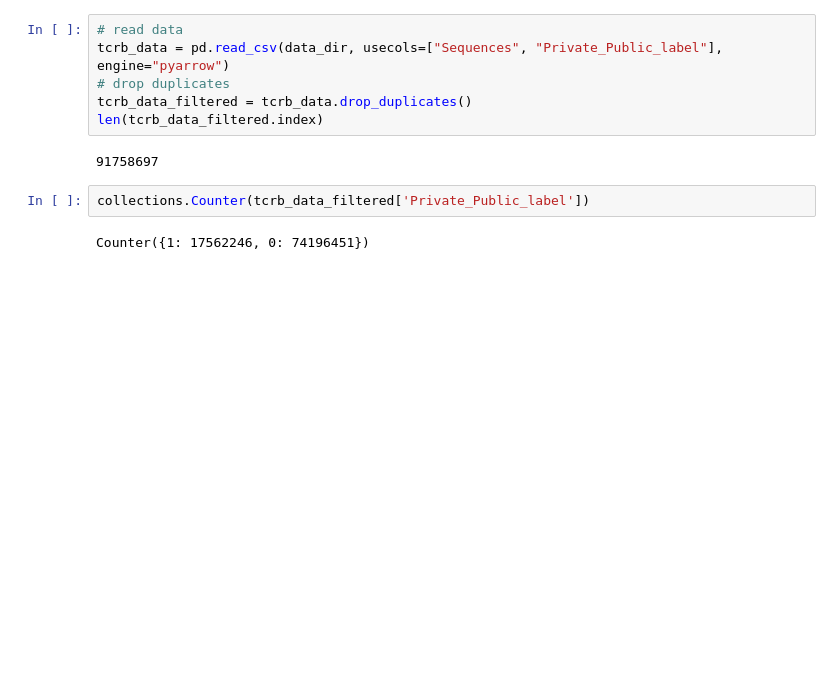
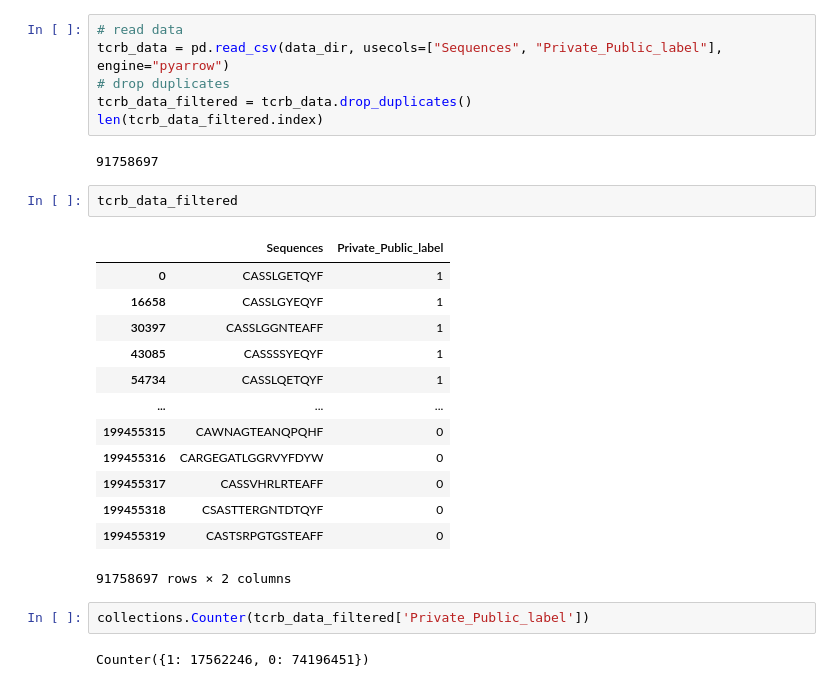
Before and after one commit to RomiGoldner/CVC, a Jupyter notebook: lab_notebooks/public_private_classifier.ipynb, the cells around one changed output. Drawn from its saved outputs; the diff is of its cells as text; blank space fills up the shorter version.

```diff
--- a/lab_notebooks/public_private_classifier.ipynb
+++ b/lab_notebooks/public_private_classifier.ipynb
@@ -55,6 +62,22 @@ tcrb_data_filtered = tcrb_data.drop_duplicates()
 len(tcrb_data_filtered.index)
 # %% [output]
 91758697
+# %%
+tcrb_data_filtered
+# %% [output]
+|  | Sequences | Private_Public_label |
+| 0 | CASSLGETQYF | 1 |
+| 16658 | CASSLGYEQYF | 1 |
+| 30397 | CASSLGGNTEAFF | 1 |
+| 43085 | CASSSSYEQYF | 1 |
+| 54734 | CASSLQETQYF | 1 |
+| ... | ... | ... |
+| 199455315 | CAWNAGTEANQPQHF | 0 |
+| 199455316 | CARGEGATLGGRVYFDYW | 0 |
+| 199455317 | CASSVHRLRTEAFF | 0 |
+| 199455318 | CSASTTERGNTDTQYF | 0 |
+| 199455319 | CASTSRPGTGSTEAFF | 0 |
+91758697 rows × 2 columns
 # %%
 collections.Counter(tcrb_data_filtered['Private_Public_label'])
 # %% [output]
```
Also changed, not shown: parts of 26 cells of this notebook, 24 other files.
